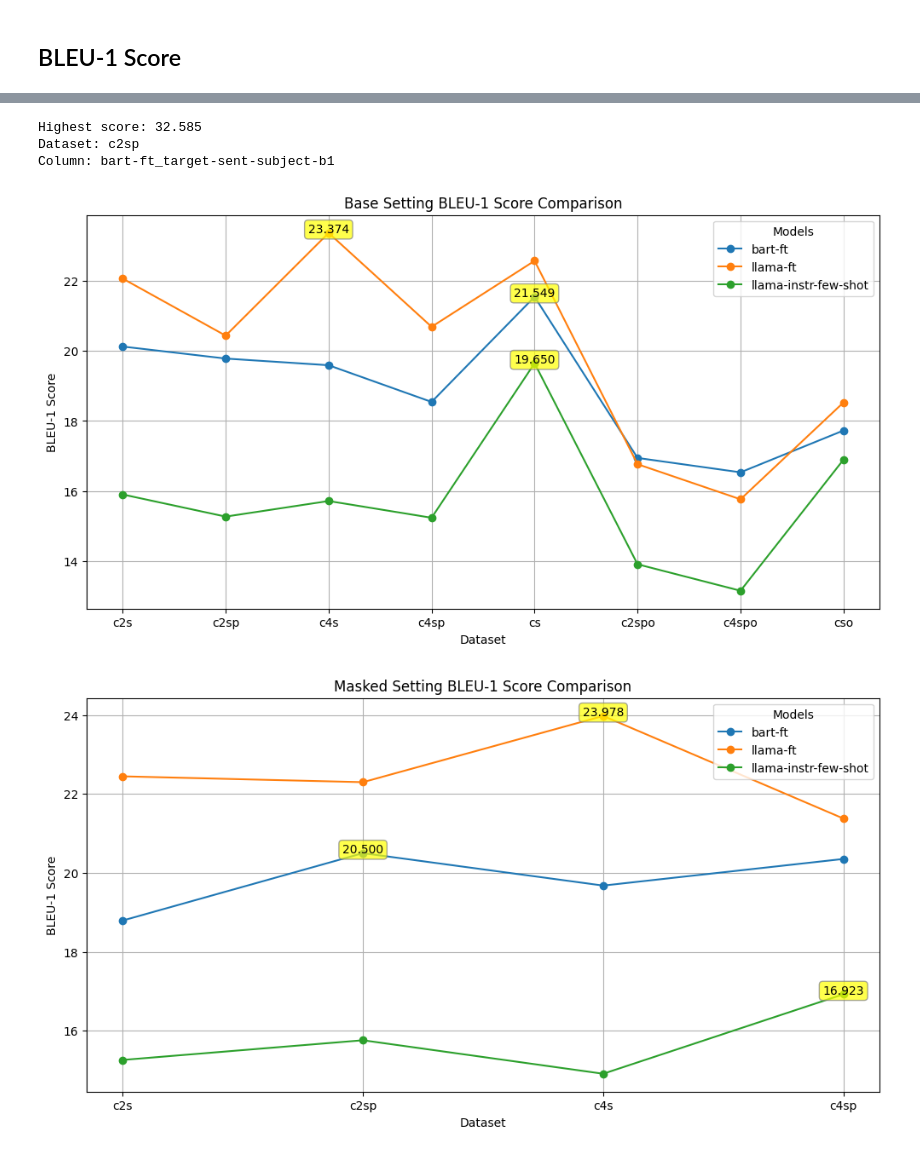
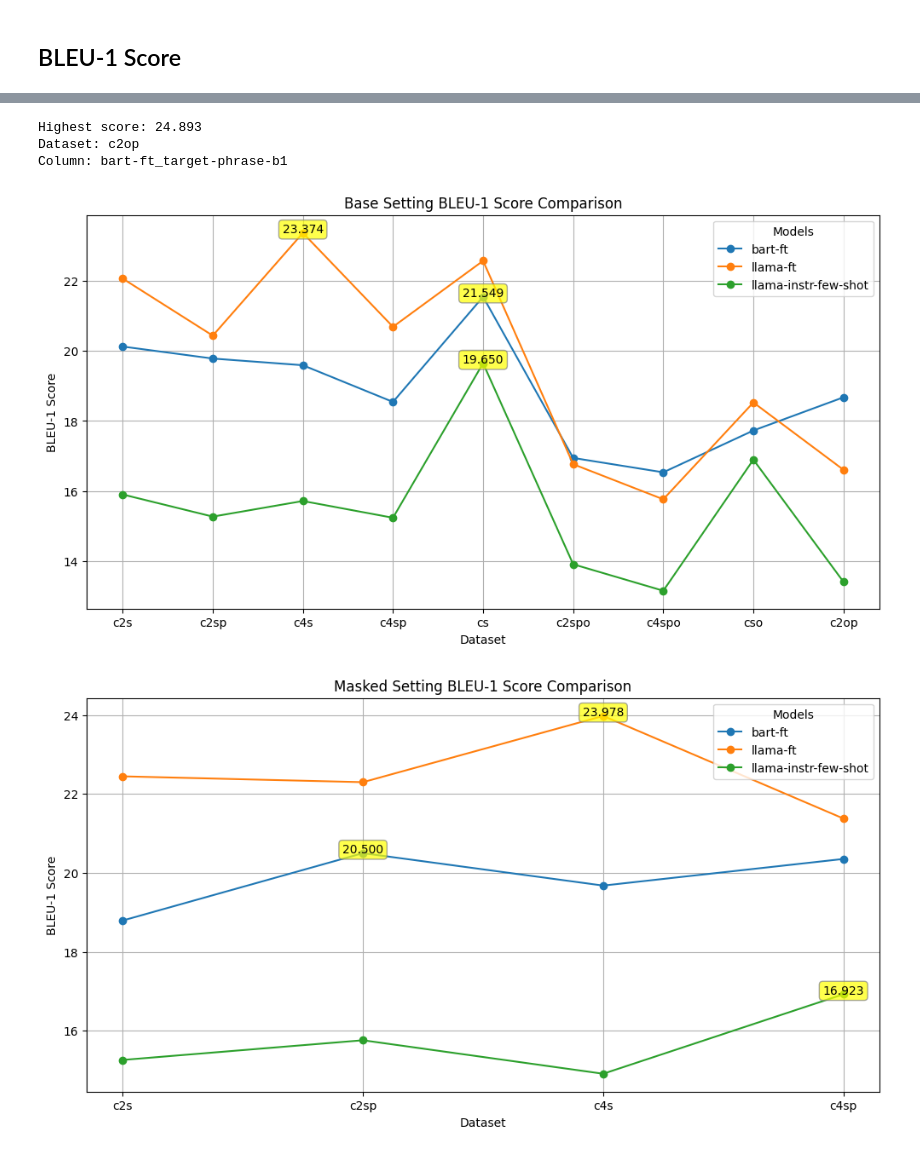
Before and after one commit to martgru/ElabSimp, a Jupyter notebook: main/05_inspect_results.ipynb, the cells around one changed output, grey strips where cells are left out. Saved outputs shown, nothing was run; the diff lists cells and outputs as text; code cells hidden in the pictures.

Commit message:
fine-tune bart and llama on complex source texts c2op, get scores and correct results

```diff
--- a/main/05_inspect_results.ipynb
+++ b/main/05_inspect_results.ipynb
@@ -73,43 +33,3 @@ def find_max_value(df):
-# %%
-import matplotlib.pyplot as plt
-
-def compare_setting(dataframe, score_type, dataset_column, column_type, title="Comparison by Type"):
-    """
-    Creates a line graph comparing models based on a specific column type (e.g., 'base-b1').
-
-    """
-
-    filtered_columns = [col for col in dataframe.columns if col.split('_')[-1] == column_type]
-
-    # line graph
-    plt.figure(figsize=(12, 6))
-    for col in filtered_columns:
-        plt.plot(dataframe[dataset_column], dataframe[col], marker='o', label=col.split('_')[0])
-
-        # find the highest score for the current model
-        max_idx = dataframe[col].idxmax()
-        max_score = dataframe[col].iloc[max_idx]
-        max_dataset = dataframe[dataset_column].iloc[max_idx]
-
-        plt.text(
-            x=max_dataset,
-            y=max_score,
-            s=f"{max_score:.3f}",
-            fontsize=10,
-            color="black",
-            ha="center",
-            bbox=dict(boxstyle="round,pad=0.3", edgecolor="gray", facecolor="yellow", alpha=0.7)
-        )
-
-    # set labels, title, and legend
-    plt.xlabel("Dataset")
-    plt.ylabel(f"{score_type} Score")
-    plt.title(title)
-    plt.legend(title="Models", loc="best")
-
-    # display grid
-    plt.grid(True)
-    plt.show()
 # %% [markdown]
 ## BLEU-1 Score
 # %%
@@ -128,21 +48,21 @@ df.head()
 | 4 | cs | 21.549 | NaN | 30.854 | 22.099 | ... |
 5 rows × 22 columns
 # %%
-find_max_value(df)
+find_max_value(df, exclude_substrings=["subject"])
 # %% [output]
-Highest score: 32.585
-Dataset: c2sp
-Column: bart-ft_target-sent-subject-b1
+Highest score: 24.893
+Dataset: c2op
+Column: bart-ft_target-phrase-b1
 # %%
 compare_setting(
     dataframe=df,
     score_type="BLEU-1",
     dataset_column='dataset',
     column_type='base-b1',
-    title="Base Setting BLEU-1 Score Comparison"
+    title="Base Setting BLEU-1 Score Comparison",
 )
 # %% [output]
-[figure, old version]
+[figure, new version]
 # %%
 compare_setting(
     dataframe=df,
```
Also changed, not shown: parts of 40 cells of this notebook, 3 other files.
